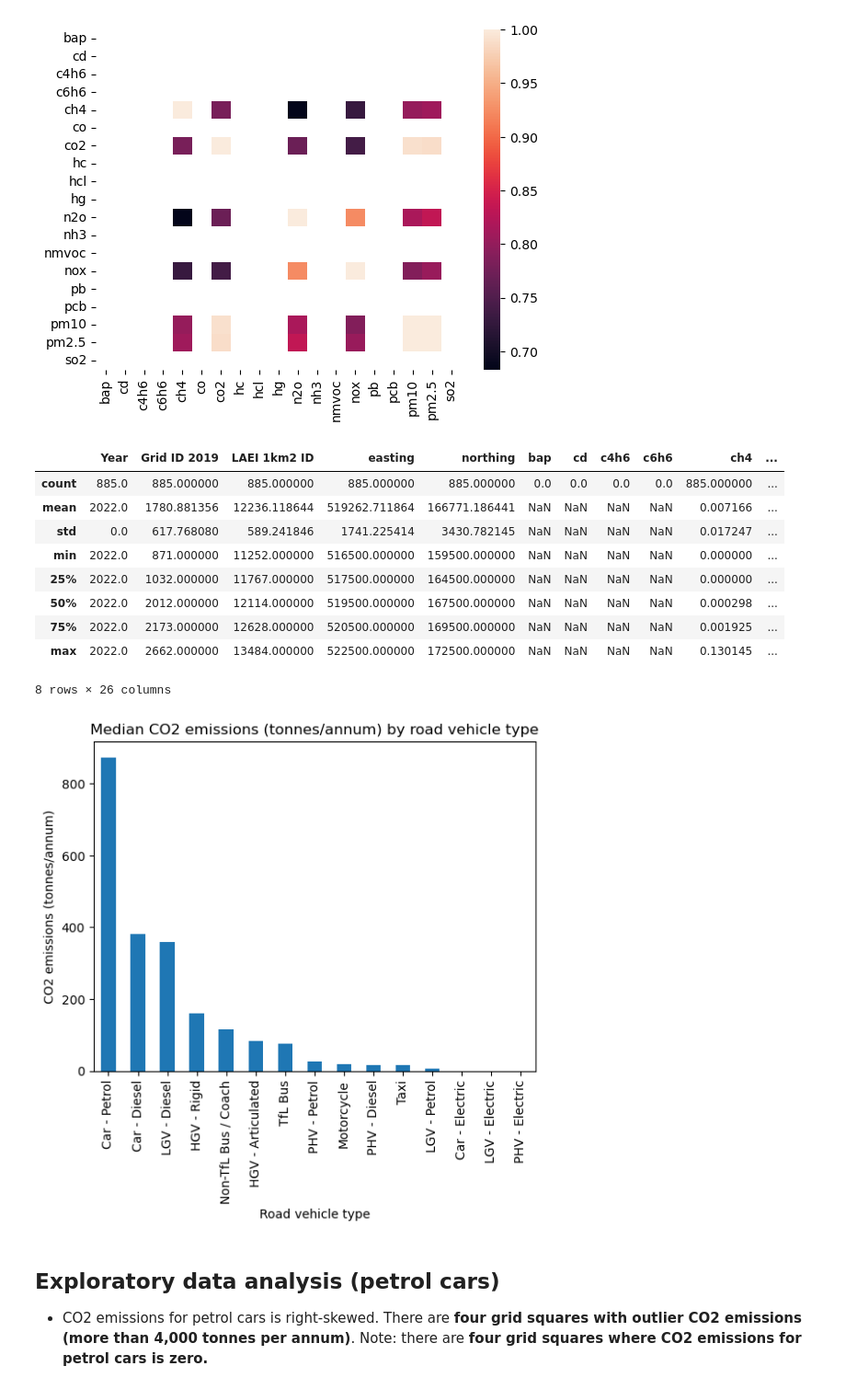
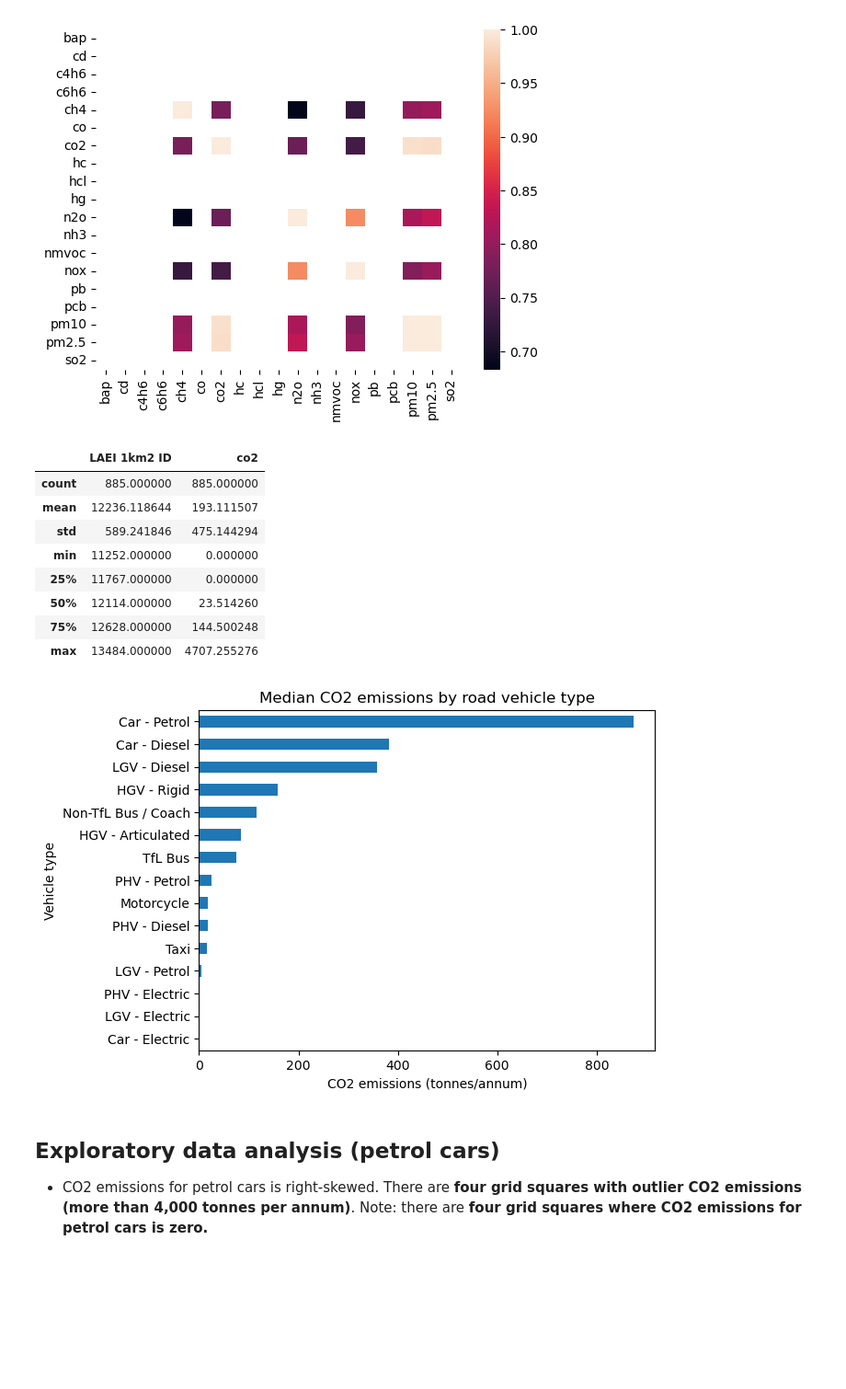
Before and after one commit to andrewsivanesan/London-air-quality, a Jupyter notebook: LondonAirQualityAnalysis.ipynb, the cells around one changed output. Shown at 92% size. Cells and saved outputs as stored; diff of their text form; code cells hidden in the pictures; blank space fills up the shorter version.

```diff
--- a/LondonAirQualityAnalysis.ipynb
+++ b/LondonAirQualityAnalysis.ipynb
@@ -56,8 +72,8 @@ kingston_road_transport = df[cond].copy()
 
 # create latitude and longitude columns
 # This cell takes around 30 seconds to run
-kingston_road_transport["Latitude"] = kingston_road_transport.apply(lambda x: transformer.transform(x["easting"], x["northing"])[0], axis=1)
-kingston_road_transport["Longitude"] = kingston_road_transport.apply(lambda x: transformer.transform(x["easting"], x["northing"])[1], axis=1)
+#kingston_road_transport["Latitude"] = kingston_road_transport.apply(lambda x: transformer.transform(x["easting"], x["northing"])[0], axis=1)
+#kingston_road_transport["Longitude"] = kingston_road_transport.apply(lambda x: transformer.transform(x["easting"], x["northing"])[1], axis=1)
 # %% [markdown]
 ## Exploratory data analysis (all Kingston road transport emissions for 2022)
 
@@ -93,7 +109,7 @@ plt.show()
 [figure]
 # %%
 # define the columns to select
-cols = ["LAEI 1km2 ID", "Latitude", "Longitude", "Source", "co2", "Emissions Unit"]
+cols = ["LAEI 1km2 ID", "Source", "co2", "Emissions Unit"]
 
 # apply filters and select columns
 kingston_road_transport = kingston_road_transport[cols]
@@ -102,24 +118,23 @@ kingston_road_transport = kingston_road_transport[cols]
 # %%
 kingston_road_transport.describe()
 # %% [output]
-|  | Year | Grid ID 2019 | LAEI 1km2 ID | easting | northing | bap | cd | c4h6 | c6h6 | ch4 | ... |
-| count | 885.0 | 885.000000 | 885.000000 | 885.000000 | 885.000000 | 0.0 | 0.0 | 0.0 | 0.0 | 885.000000 | ... |
-| mean | 2022.0 | 1780.881356 | 12236.118644 | 519262.711864 | 166771.186441 | NaN | NaN | NaN | NaN | 0.007166 | ... |
-| std | 0.0 | 617.768080 | 589.241846 | 1741.225414 | 3430.782145 | NaN | NaN | NaN | NaN | 0.017247 | ... |
-| min | 2022.0 | 871.000000 | 11252.000000 | 516500.000000 | 159500.000000 | NaN | NaN | NaN | NaN | 0.000000 | ... |
-| 25% | 2022.0 | 1032.000000 | 11767.000000 | 517500.000000 | 164500.000000 | NaN | NaN | NaN | NaN | 0.000000 | ... |
-| 50% | 2022.0 | 2012.000000 | 12114.000000 | 519500.000000 | 167500.000000 | NaN | NaN | NaN | NaN | 0.000298 | ... |
-| 75% | 2022.0 | 2173.000000 | 12628.000000 | 520500.000000 | 169500.000000 | NaN | NaN | NaN | NaN | 0.001925 | ... |
-| max | 2022.0 | 2662.000000 | 13484.000000 | 522500.000000 | 172500.000000 | NaN | NaN | NaN | NaN | 0.130145 | ... |
+|  | LAEI 1km2 ID | co2 |
+| count | 885.000000 | 885.000000 |
+| mean | 12236.118644 | 193.111507 |
+| std | 589.241846 | 475.144294 |
+| min | 11252.000000 | 0.000000 |
+| 25% | 11767.000000 | 0.000000 |
+| 50% | 12114.000000 | 23.514260 |
+| 75% | 12628.000000 | 144.500248 |
+| max | 13484.000000 | 4707.255276 |
-8 rows × 26 columns
 # %%
-kingston_road_transport.groupby("Source")["co2"].median().sort_values(ascending=False).plot.bar(x="Source")
-plt.title("Median CO2 emissions (tonnes/annum) by road vehicle type")
-plt.xlabel("Road vehicle type")
-plt.ylabel("CO2 emissions (tonnes/annum)")
+kingston_road_transport.groupby("Source")["co2"].median().sort_values().plot.barh(y="Source")
+plt.title("Median CO2 emissions by road vehicle type")
+plt.xlabel("CO2 emissions (tonnes/annum)")
+plt.ylabel("Vehicle type")
 plt.show()
 # %% [output]
-[figure, old version]
+[figure, new version]
 # %% [markdown]
 ## Exploratory data analysis (petrol cars)
 
```
Also changed, not shown: parts of 10 cells of this notebook.
